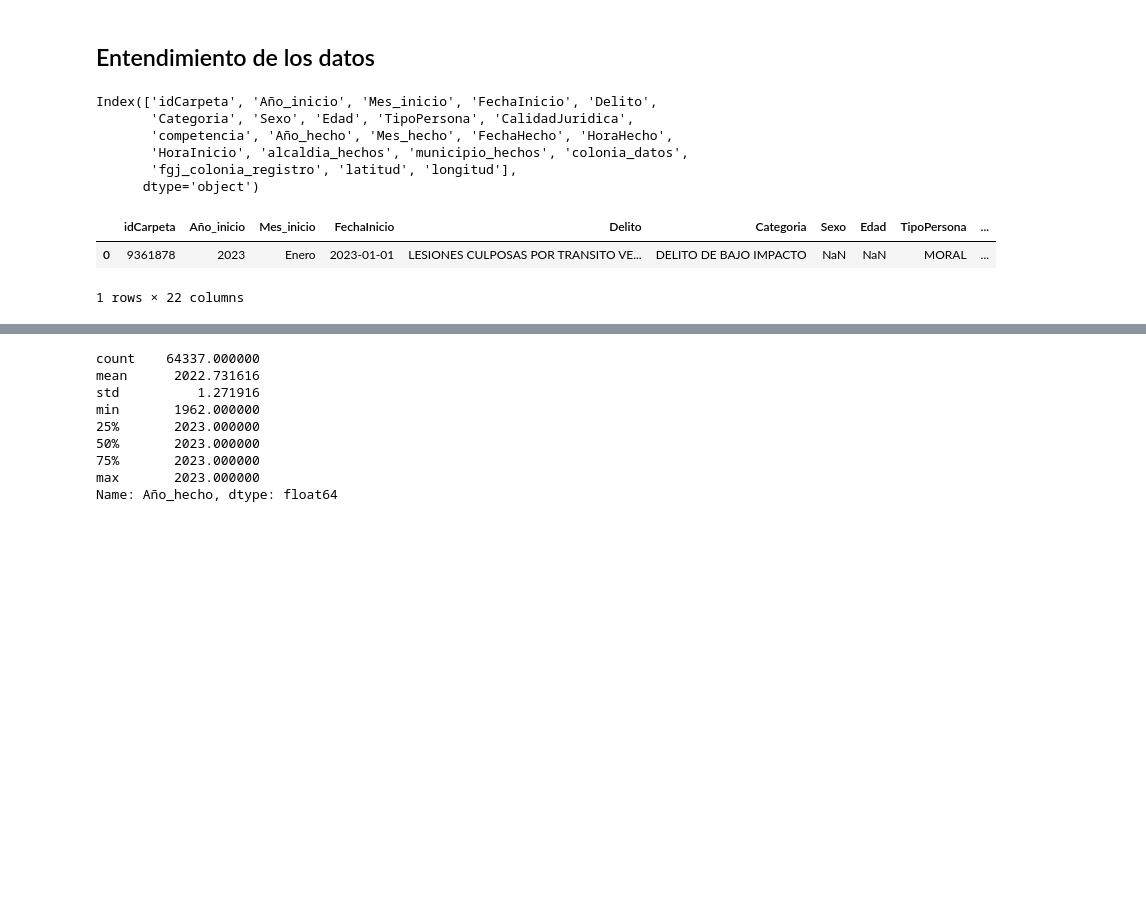
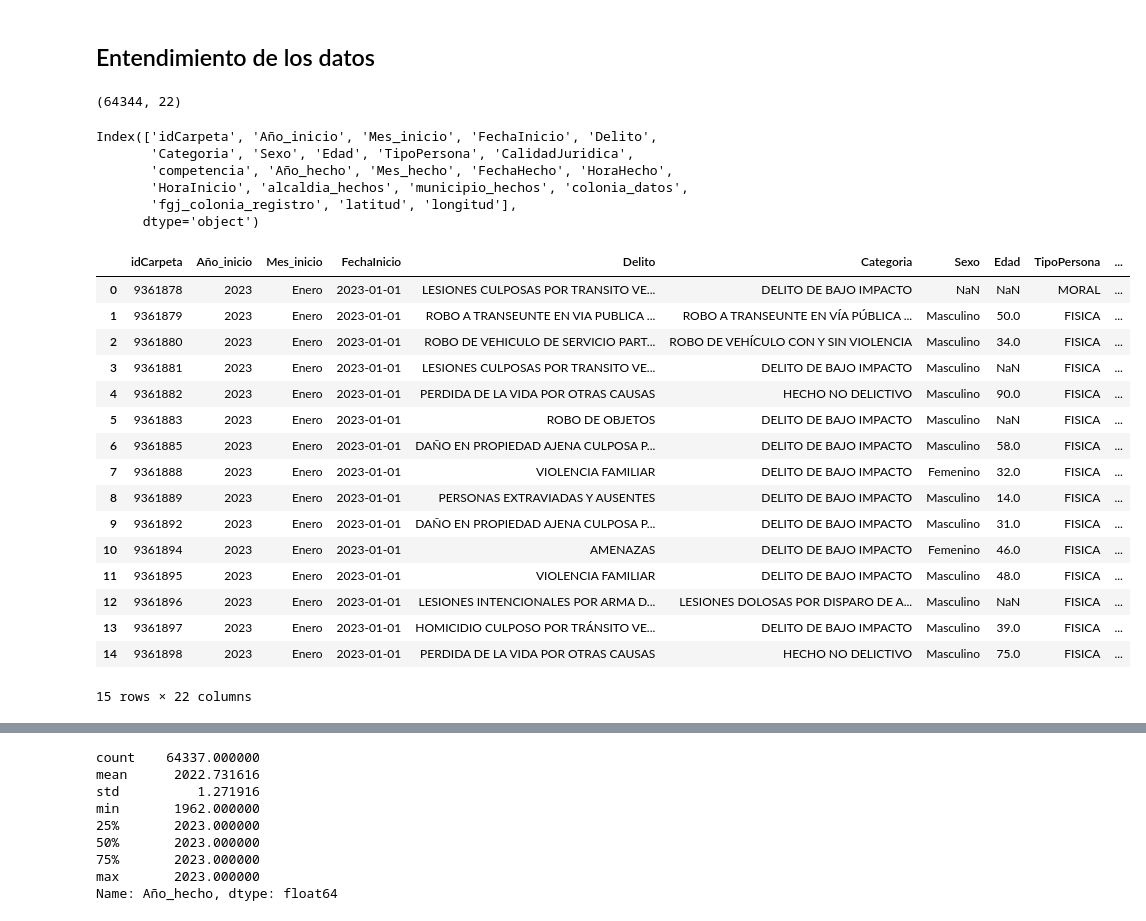
Before and after one commit to porto-o/analisis_carpetas_investigacion, a Jupyter notebook: analisis_2023.ipynb, the cells around one changed output, grey strips where cells are left out. Cells and saved outputs as stored; diff of their text form; code cells hidden in the pictures; blank space fills up the shorter version.

```diff
--- a/analisis_2023.ipynb
+++ b/analisis_2023.ipynb
@@ -14,6 +14,9 @@ import re
 ## Entendimiento de los datos
 # %%
 df = pd.read_csv('data/da_2023.csv')
+df.shape
+# %% [output]
+(64344, 22)
 # %%
 df.columns
 # %% [output]
@@ -24,11 +27,25 @@ Index(['idCarpeta', 'Año_inicio', 'Mes_inicio', 'FechaInicio', 'Delito',
        'fgj_colonia_registro', 'latitud', 'longitud'],
       dtype='object')
 # %%
-df.head(1)
+df.head(15)
 # %% [output]
 |  | idCarpeta | Año_inicio | Mes_inicio | FechaInicio | Delito | Categoria | Sexo | Edad | TipoPersona | ... |
 | 0 | 9361878 | 2023 | Enero | 2023-01-01 | LESIONES CULPOSAS POR TRANSITO VE... | DELITO DE BAJO IMPACTO | NaN | NaN | MORAL | ... |
+| 1 | 9361879 | 2023 | Enero | 2023-01-01 | ROBO A TRANSEUNTE EN VIA PUBLICA ... | ROBO A TRANSEUNTE EN VÍA PÚBLICA ... | Masculino | 50.0 | FISICA | ... |
+| 2 | 9361880 | 2023 | Enero | 2023-01-01 | ROBO DE VEHICULO DE SERVICIO PART... | ROBO DE VEHÍCULO CON Y SIN VIOLENCIA | Masculino | 34.0 | FISICA | ... |
+| 3 | 9361881 | 2023 | Enero | 2023-01-01 | LESIONES CULPOSAS POR TRANSITO VE... | DELITO DE BAJO IMPACTO | Masculino | NaN | FISICA | ... |
+| 4 | 9361882 | 2023 | Enero | 2023-01-01 | PERDIDA DE LA VIDA POR OTRAS CAUSAS | HECHO NO DELICTIVO | Masculino | 90.0 | FISICA | ... |
+| 5 | 9361883 | 2023 | Enero | 2023-01-01 | ROBO DE OBJETOS | DELITO DE BAJO IMPACTO | Masculino | NaN | FISICA | ... |
+| 6 | 9361885 | 2023 | Enero | 2023-01-01 | DAÑO EN PROPIEDAD AJENA CULPOSA P... | DELITO DE BAJO IMPACTO | Masculino | 58.0 | FISICA | ... |
+| 7 | 9361888 | 2023 | Enero | 2023-01-01 | VIOLENCIA FAMILIAR | DELITO DE BAJO IMPACTO | Femenino | 32.0 | FISICA | ... |
+| 8 | 9361889 | 2023 | Enero | 2023-01-01 | PERSONAS EXTRAVIADAS Y AUSENTES | DELITO DE BAJO IMPACTO | Masculino | 14.0 | FISICA | ... |
+| 9 | 9361892 | 2023 | Enero | 2023-01-01 | DAÑO EN PROPIEDAD AJENA CULPOSA P... | DELITO DE BAJO IMPACTO | Masculino | 31.0 | FISICA | ... |
+| 10 | 9361894 | 2023 | Enero | 2023-01-01 | AMENAZAS | DELITO DE BAJO IMPACTO | Femenino | 46.0 | FISICA | ... |
+| 11 | 9361895 | 2023 | Enero | 2023-01-01 | VIOLENCIA FAMILIAR | DELITO DE BAJO IMPACTO | Masculino | 48.0 | FISICA | ... |
+| 12 | 9361896 | 2023 | Enero | 2023-01-01 | LESIONES INTENCIONALES POR ARMA D... | LESIONES DOLOSAS POR DISPARO DE A... | Masculino | NaN | FISICA | ... |
+| 13 | 9361897 | 2023 | Enero | 2023-01-01 | HOMICIDIO CULPOSO POR TRÁNSITO VE... | DELITO DE BAJO IMPACTO | Masculino | 39.0 | FISICA | ... |
+| 14 | 9361898 | 2023 | Enero | 2023-01-01 | PERDIDA DE LA VIDA POR OTRAS CAUSAS | HECHO NO DELICTIVO | Masculino | 75.0 | FISICA | ... |
-1 rows × 22 columns
+15 rows × 22 columns
 # %%
 df.dtypes
 # %% [output]
```
Also changed, not shown: parts of 29 cells of this notebook.
